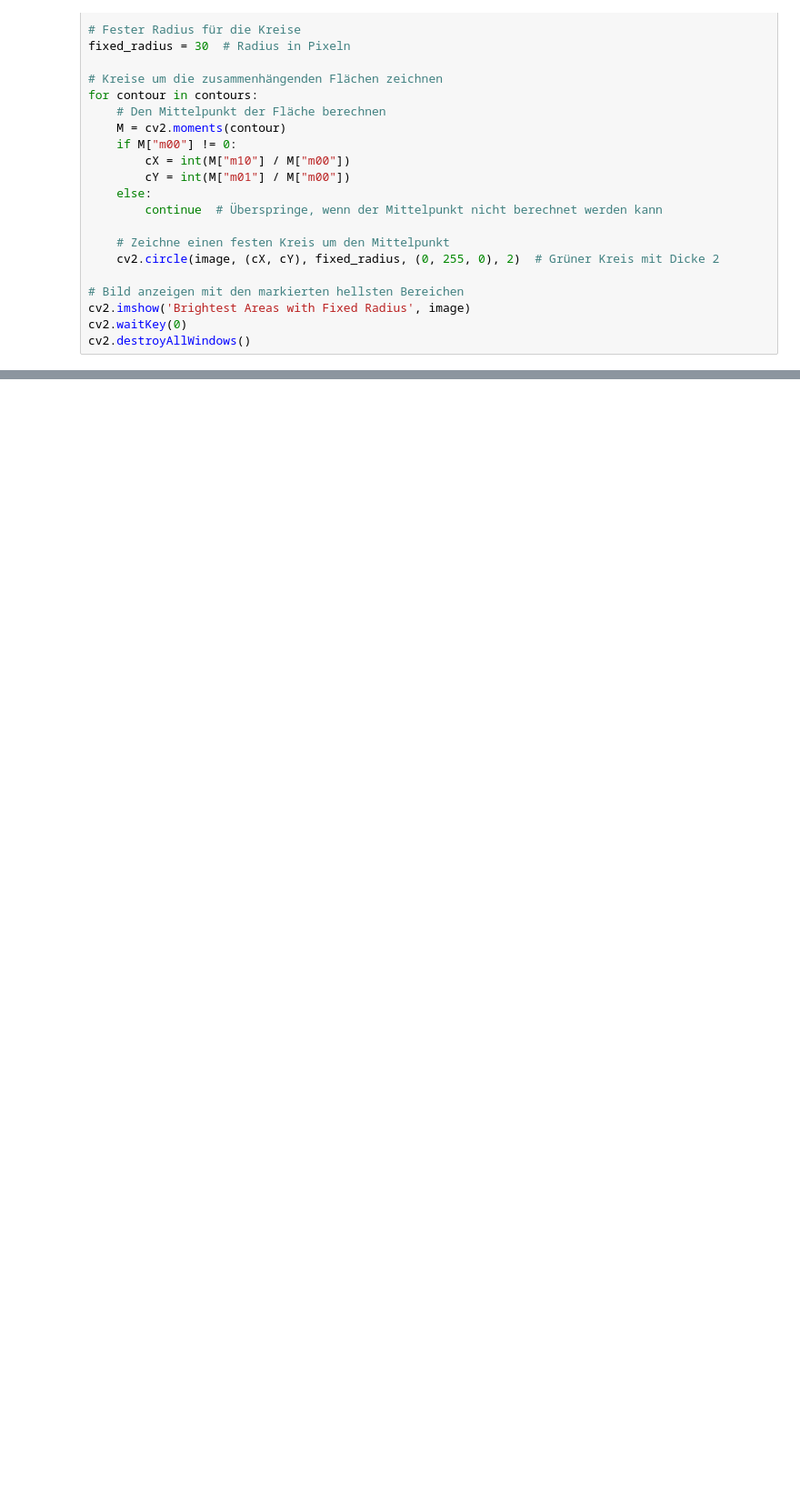
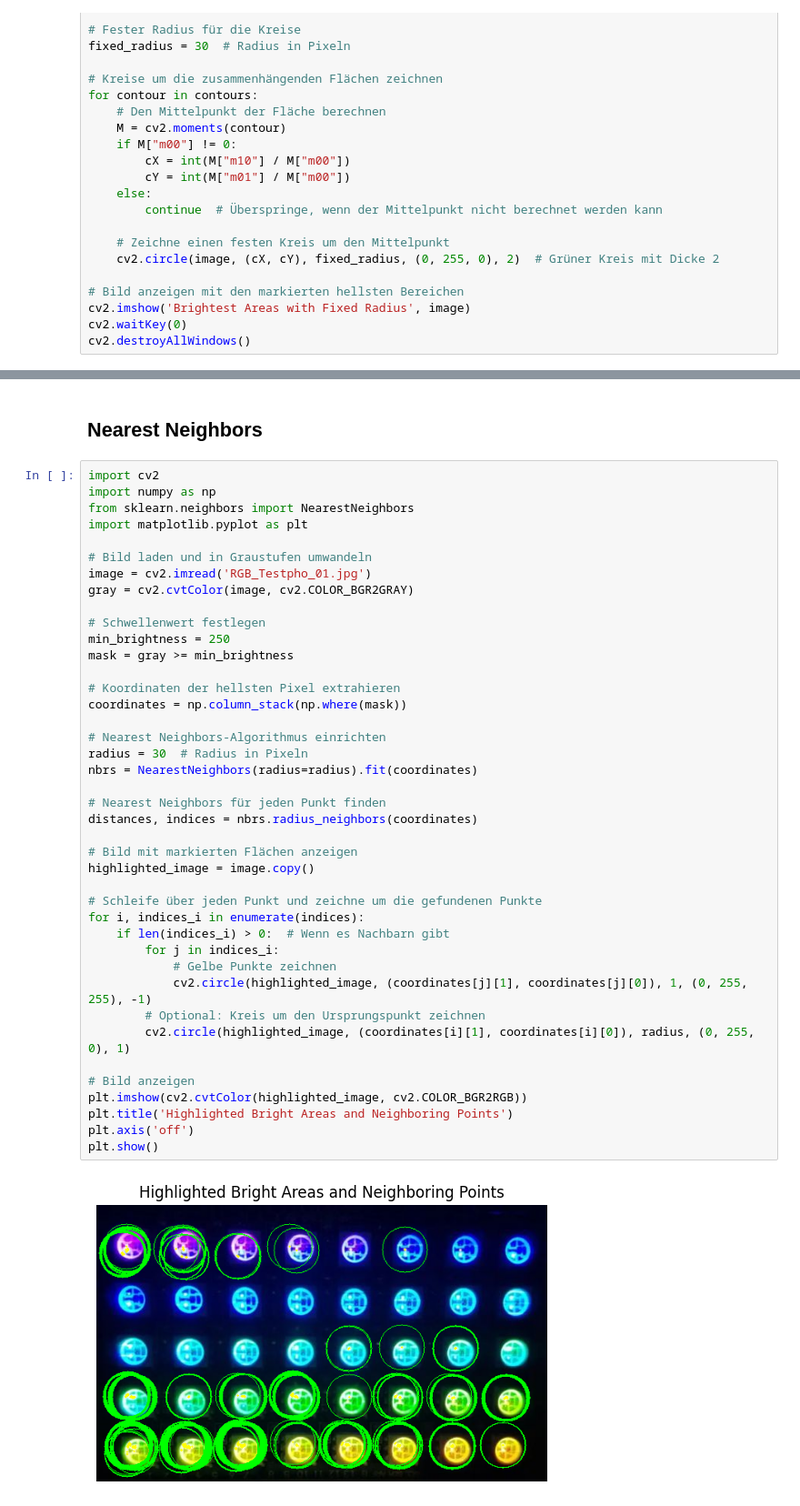
Before and after one commit to Bernhard64/Vision-Control, a Jupyter notebook: Brightes_Point_001.ipynb, the cells around one changed output, grey strips where cells are left out. Shown: that part at 91% size. Drawn from its saved outputs; the diff is of its cells as text; blank space fills up the shorter version.

```diff
--- a/Brightes_Point_001.ipynb
+++ b/Brightes_Point_001.ipynb
@@ -133,0 +178,45 @@ cv2.destroyAllWindows()
+# %% [markdown]
+## Nearest Neighbors
+# %%
+import cv2
+import numpy as np
+from sklearn.neighbors import NearestNeighbors
+import matplotlib.pyplot as plt
+
+# Bild laden und in Graustufen umwandeln
+image = cv2.imread('RGB_Testpho_01.jpg')
+gray = cv2.cvtColor(image, cv2.COLOR_BGR2GRAY)
+
+# Schwellenwert festlegen
+min_brightness = 250
+mask = gray >= min_brightness
+
+# Koordinaten der hellsten Pixel extrahieren
+coordinates = np.column_stack(np.where(mask))
+
+# Nearest Neighbors-Algorithmus einrichten
+radius = 30  # Radius in Pixeln
+nbrs = NearestNeighbors(radius=radius).fit(coordinates)
+
+# Nearest Neighbors für jeden Punkt finden
+distances, indices = nbrs.radius_neighbors(coordinates)
+
+# Bild mit markierten Flächen anzeigen
+highlighted_image = image.copy()
+
+# Schleife über jeden Punkt und zeichne um die gefundenen Punkte
+for i, indices_i in enumerate(indices):
+    if len(indices_i) > 0:  # Wenn es Nachbarn gibt
+        for j in indices_i:
+            # Gelbe Punkte zeichnen
+            cv2.circle(highlighted_image, (coordinates[j][1], coordinates[j][0]), 1, (0, 255, 255), -1)
+        # Optional: Kreis um den Ursprungspunkt zeichnen
+        cv2.circle(highlighted_image, (coordinates[i][1], coordinates[i][0]), radius, (0, 255, 0), 1)
+
+# Bild anzeigen
+plt.imshow(cv2.cvtColor(highlighted_image, cv2.COLOR_BGR2RGB))
+plt.title('Highlighted Bright Areas and Neighboring Points')
+plt.axis('off')
+plt.show()
+# %% [output]
+[figure, added]
```
Also changed, not shown: parts of 13 cells of this notebook, 1 other file.
